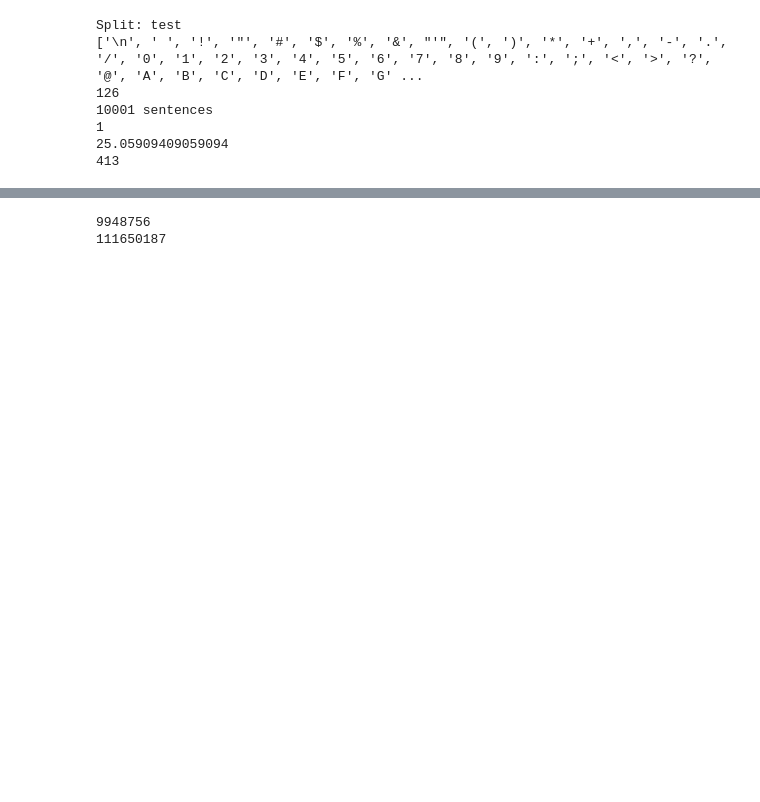
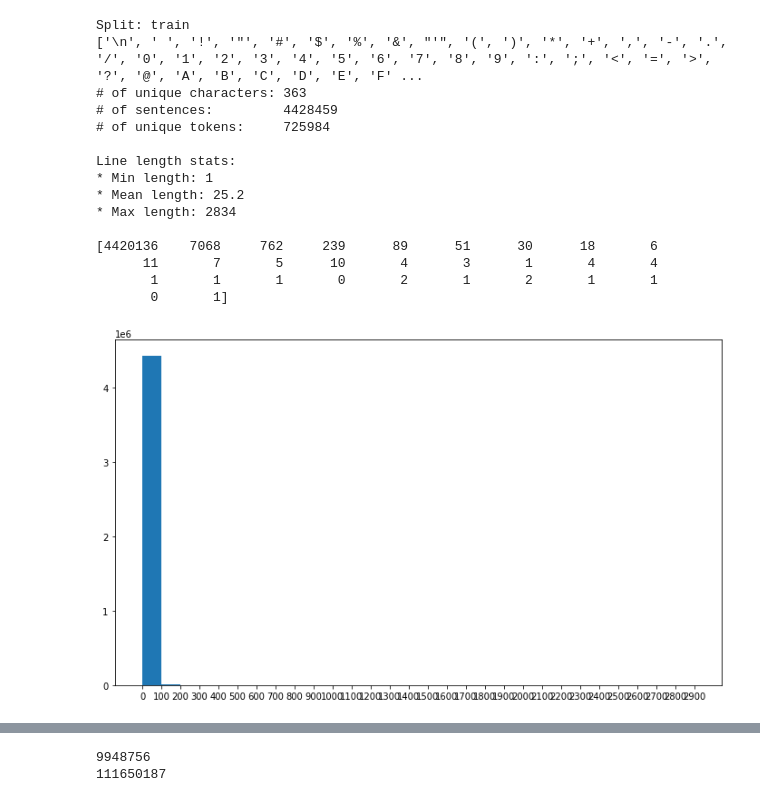
Before and after one commit to apelykh/substituted-words, a Jupyter notebook: dataset-exploration.ipynb, the cells around one changed output, grey strips where cells are left out. Drawn from its saved outputs; the diff is of its cells as text; code cells hidden in the pictures; blank space fills up the shorter version.

```diff
--- a/dataset-exploration.ipynb
+++ b/dataset-exploration.ipynb
@@ -10,4 +11,4 @@ from torch.utils.data import DataLoader
 %autoreload 2
 # %%
 data_dir = './data'
-split_names = ['test']
+split_names = ['train']
@@ -14,44 +22,65 @@ split_names = ['test']
 # %%
-lengths = []
+def show_line_length_stats(line_lengths):
+    print('\nLine length stats:')
+    print('* Min length: {}'.format(np.min(line_lengths)))
+    print('* Mean length: {:.1f}'.format(np.mean(line_lengths)))
+    max_line_len = np.max(line_lengths)
+    print('* Max length: {}'.format(max_line_len))
+
+    bins = range(0, max_line_len + 100, 100)
+    hist = np.histogram(line_lengths, bins=bins)
+    print()
+
+    data = hist[0]
+    print(data)
+    plt.figure(figsize=(12, 7))
+    plt.hist(line_lengths, bins=bins)
+    plt.xticks(bins)
+    plt.show()
+
+
 
 for split_name in split_names:
     file_path = os.path.join(data_dir, '{}.src'.format(split_name))
     print('Split: {}'.format(split_name))
-
-    alphabet = set()
 
     with open(file_path, 'r') as f:
         text = f.read()
 
     alphabet = set(text)
     print(sorted(list(alphabet)))
-    print(len(alphabet))
+    print('# of unique characters:\t{}'.format(len(alphabet)))
 
-    lines = text.split('\n')
-    print('{} sentences'.format(len(lines)))
+    lines = text.strip().split('\n')
+    print('# of sentences:\t\t{}'.format(len(lines)))
 
-    lens = [len(line.split(' ')) for line in lines]
-    print(np.min(lens))
-    print(np.mean(lens))
-    print(np.max(lens))
+    tokens = []
+    line_lengths = []
+    for line in lines:
+        line_tokens = line.rstrip().split(' ')
+        tokens.extend(line_tokens)
+        line_lengths.append(len(line_tokens))
 
-#     # count frequencies of the words
+    print('# of unique tokens:\t{}'.format(len(set(tokens))))
+
+    show_line_length_stats(line_lengths)
+
+
 #     word_counter = collections.Counter([word.lower() for line in lines for word in line.split(' ')])
-
-#     # leaving only words with frequency > 3
-#     vocab = [word for word, freq in word_counter.items() if freq > 12]
-#     word2id = {word: _id + 2 for _id, word in enumerate(vocab)}
-#     word2id['<UNK>'] = 0
-#     word2id['<PAD>'] = 1
-
-#     print(len(word2id))
-
-    break
 # %% [output]
-Split: test
-['\n', ' ', '!', '"', '#', '$', '%', '&', "'", '(', ')', '*', '+', ',', '-', '.', '/', '0', '1', '2', '3', '4', '5', '6', '7', '8', '9', ':', ';', '<', '>', '?', '@', 'A', 'B', 'C', 'D', 'E', 'F', 'G' ...
-126
-10001 sentences
-1
-25.05909409059094
-413
+Split: train
+['\n', ' ', '!', '"', '#', '$', '%', '&', "'", '(', ')', '*', '+', ',', '-', '.', '/', '0', '1', '2', '3', '4', '5', '6', '7', '8', '9', ':', ';', '<', '=', '>', '?', '@', 'A', 'B', 'C', 'D', 'E', 'F' ...
+# of unique characters: 363
+# of sentences:         4428459
+# of unique tokens:     725984
+
+Line length stats:
+* Min length: 1
+* Mean length: 25.2
+* Max length: 2834
+
+[4420136    7068     762     239      89      51      30      18       6
+      11       7       5      10       4       3       1       4       4
+       1       1       1       0       2       1       2       1       1
+       0       1]
+[figure, added]
```
Also changed, not shown: parts of 8 cells of this notebook, 12 other files.
